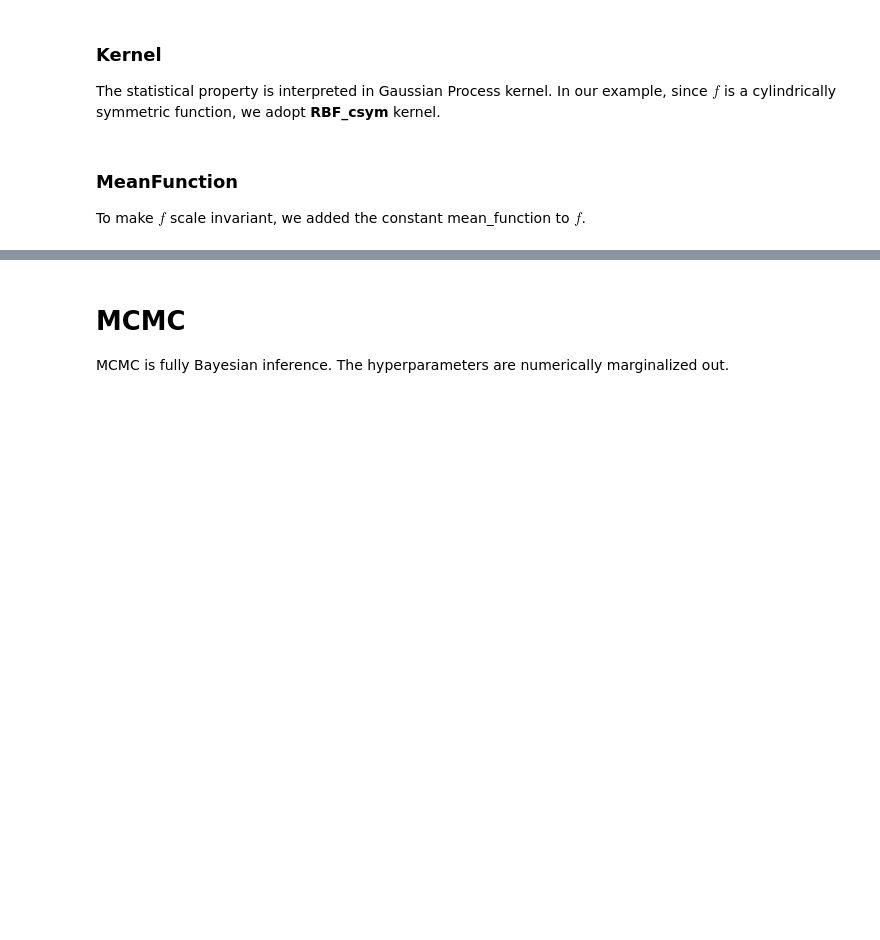
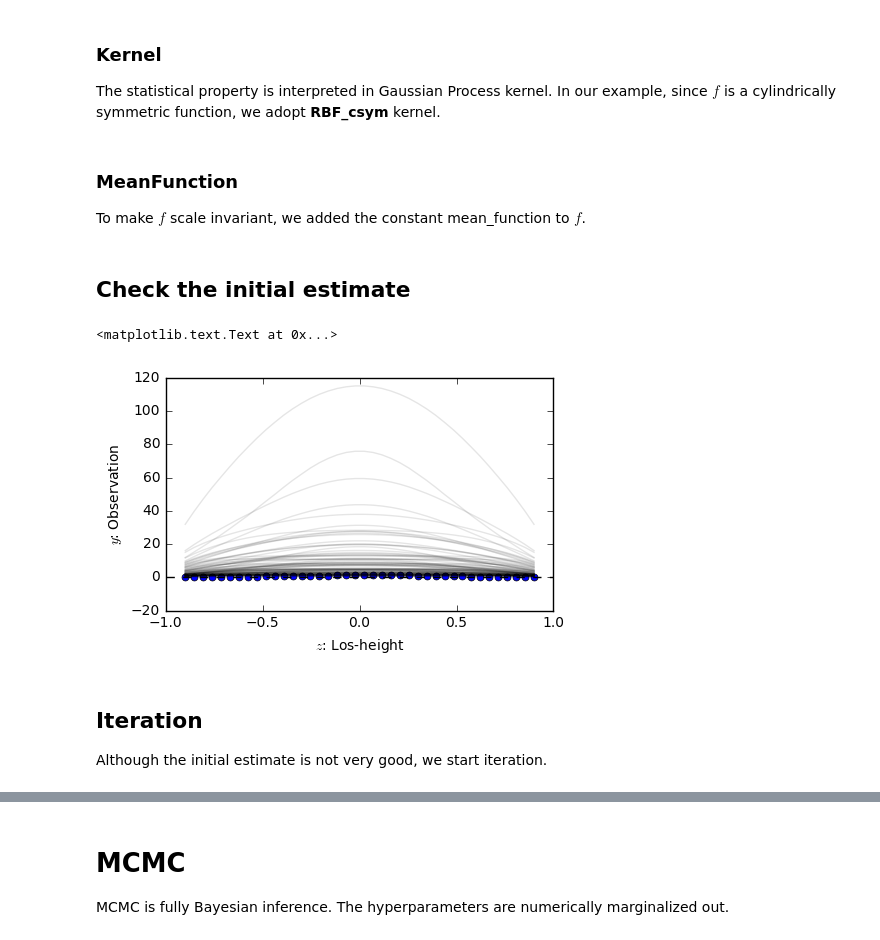
Before and after one commit to fujii-team/GPinv, a Jupyter notebook: notebooks/Abel_inversion.ipynb, the cells around one changed output, grey strips where cells are left out. Drawn from its saved outputs; the diff is of its cells as text; code cells hidden in the pictures; blank space fills up the shorter version.

```diff
--- a/notebooks/Abel_inversion.ipynb
+++ b/notebooks/Abel_inversion.ipynb
@@ -137,0 +142,2 @@ model_stvgp = GPinv.stvgp.StVGP(r.reshape(-1,1), y.reshape(-1,1),
+# %% [markdown]
+## Check the initial estimate
@@ -138 +147,15 @@ model_stvgp = GPinv.stvgp.StVGP(r.reshape(-1,1), y.reshape(-1,1),
+# %%
+plt.figure(figsize=(5,3))
+plt.plot(z, y, 'o', [-1,1],[0,0], '--k', ms=5)
+for s in sample_F:
+    plt.plot(z, s, '-k', alpha=0.1, lw=1)
+plt.xlabel('$z$: Los-height')
+plt.ylabel('$y$: Observation')
+# %% [output]
+<matplotlib.text.Text at 0x...>
+[figure, added]
+# %% [markdown]
+## Iteration
+
+Although the initial estimate is not very good, we start iteration.
 # %%
```
Also changed, not shown: parts of 23 cells of this notebook, 6 other files.
